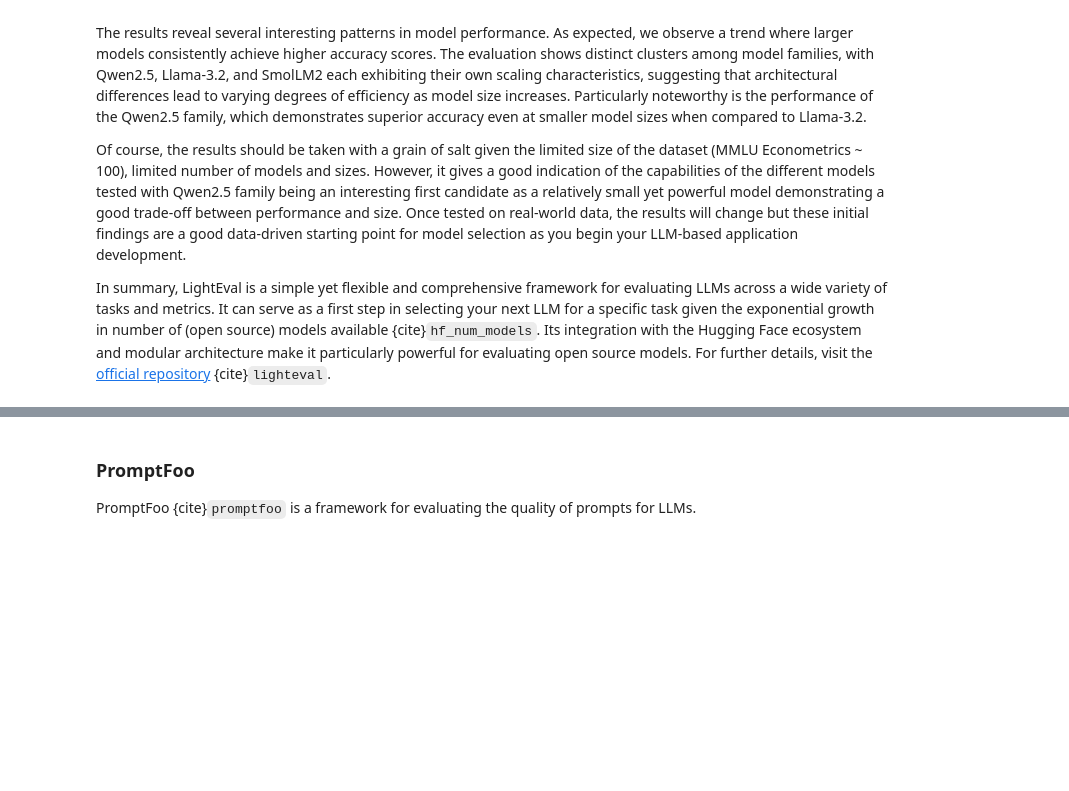
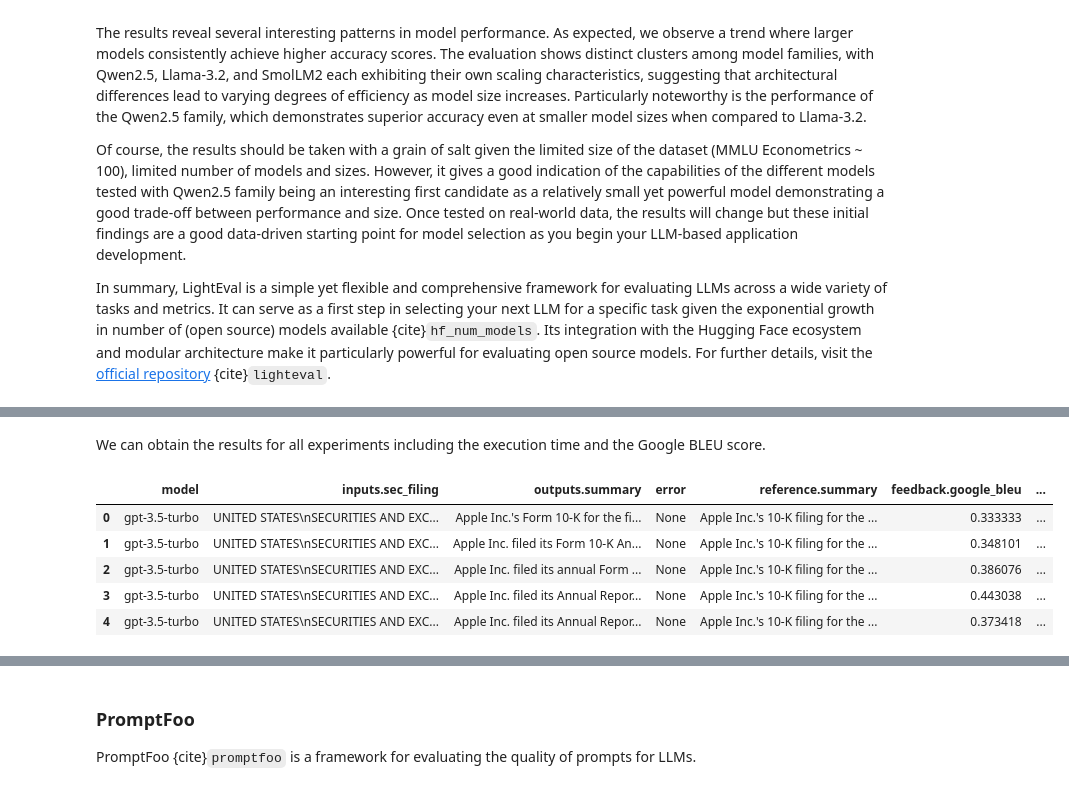
Before and after one commit to souzatharsis/tamingLLMs, a Jupyter notebook: tamingllms/_build/html/_sources/notebooks/evals.ipynb, the cells around one changed output, grey strips where cells are left out. Saved outputs shown, nothing was run; the diff lists cells and outputs as text; code cells hidden in the pictures; blank space fills up the shorter version.

Commit message:
add langsmith evals

```diff
--- a/tamingllms/_build/html/_sources/notebooks/evals.ipynb
+++ b/tamingllms/_build/html/_sources/notebooks/evals.ipynb
@@ -1049,0 +1184,16 @@ In summary, LightEval is a simple yet flexible and comprehensive framework for e
+# %%
+def run_evaluation(app, model_name, dataset,  evaluators, upload_results=False):
+    global xp_model_name
+    xp_model_name = model_name
+    results = langsmith_evaluate(
+        app,
+        client=None,
+        data=dataset,
+        evaluators=evaluators,
+        experiment_prefix=model_name,
+        num_repetitions=5,
+        upload_results= upload_results,  # This is the key parameter for local evaluation
+
+    )
+
+    return results
@@ -1049,0 +1214,2 @@ In summary, LightEval is a simple yet flexible and comprehensive framework for e
+# %% [markdown]
+We can obtain the results for all experiments including the execution time and the Google BLEU score.
@@ -1049,0 +1218,16 @@ In summary, LightEval is a simple yet flexible and comprehensive framework for e
+# %%
+# Create list of dataframes from results
+dfs = [result.to_pandas() for result in results]
+
+for df, model in zip(dfs, models):
+    df.insert(0, 'model', model)
+
+combined_df = pd.concat(dfs, ignore_index=True)
+combined_df.head()
+# %% [output]
+|  | model | inputs.sec_filing | outputs.summary | error | reference.summary | feedback.google_bleu | ... |
+| 0 | gpt-3.5-turbo | UNITED STATES\nSECURITIES AND EXC... | Apple Inc.'s Form 10-K for the fi... | None | Apple Inc.'s 10-K filing for the ... | 0.333333 | ... |
+| 1 | gpt-3.5-turbo | UNITED STATES\nSECURITIES AND EXC... | Apple Inc. filed its Form 10-K An... | None | Apple Inc.'s 10-K filing for the ... | 0.348101 | ... |
+| 2 | gpt-3.5-turbo | UNITED STATES\nSECURITIES AND EXC... | Apple Inc. filed its annual Form ... | None | Apple Inc.'s 10-K filing for the ... | 0.386076 | ... |
+| 3 | gpt-3.5-turbo | UNITED STATES\nSECURITIES AND EXC... | Apple Inc. filed its Annual Repor... | None | Apple Inc.'s 10-K filing for the ... | 0.443038 | ... |
+| 4 | gpt-3.5-turbo | UNITED STATES\nSECURITIES AND EXC... | Apple Inc. filed its Annual Repor... | None | Apple Inc.'s 10-K filing for the ... | 0.373418 | ... |
```
Also changed, not shown: parts of 25 cells of this notebook, 19 other files.
